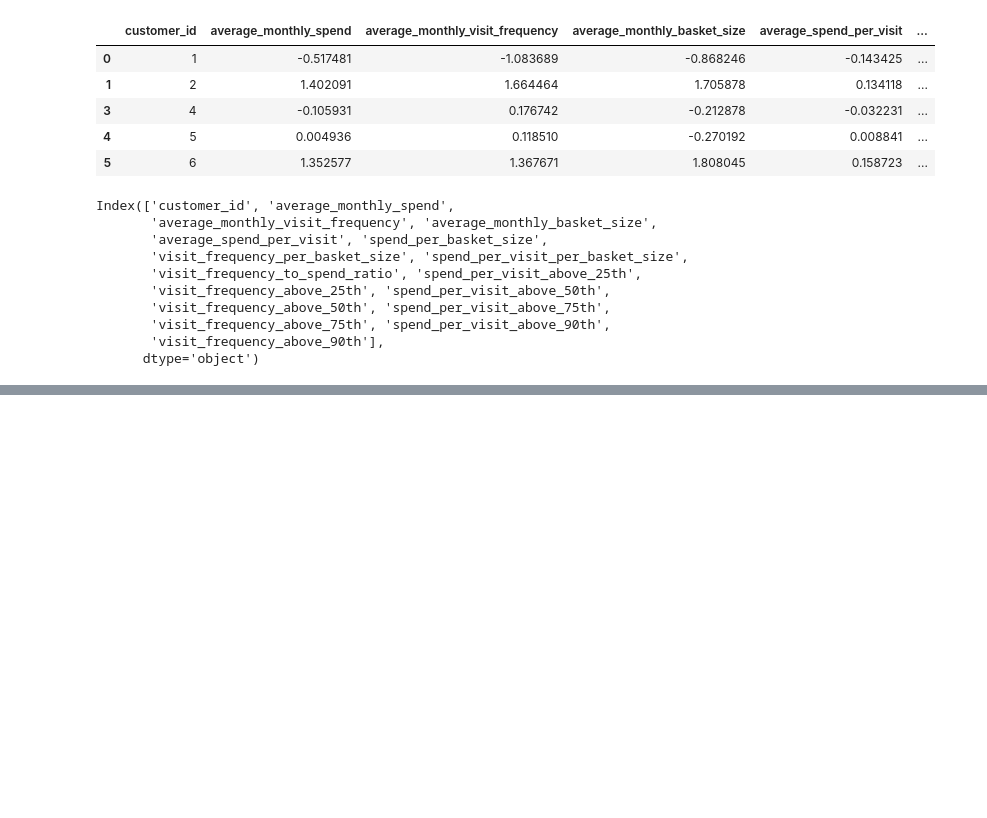
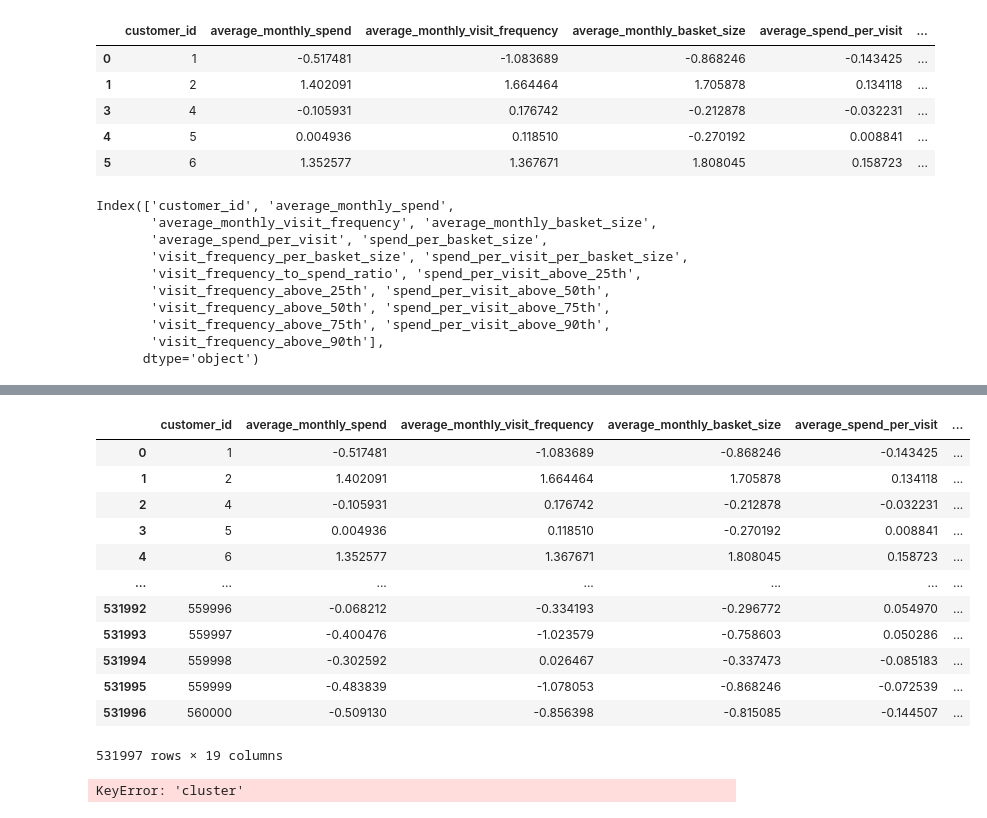
Before and after one commit to tharoosha/Datastrome_5.0, a Jupyter notebook: notebook_v1.ipynb, the cells around one changed output, grey strips where cells are left out. Drawn from its saved outputs; the diff is of its cells as text; code cells hidden in the pictures; blank space fills up the shorter version.

```diff
--- a/notebook_v1.ipynb
+++ b/notebook_v1.ipynb
@@ -284,6 +345,8 @@ customer_data
 | 559998 | 559999 | 3876.0 | 1.14 | 2.84 |
 | 559999 | 560000 | 1556.0 | 2.32 | 3.48 |
 532000 rows × 4 columns
+# %%
+customer_data_df = customer_data
 # %%
 customer_data.describe()
 # %% [output]
@@ -572,40 +682 @@ Index(['customer_id', 'average_monthly_spend',
       dtype='object')
-# %%
-from sklearn.cluster import OPTICS
-
-cluster_data = customer_data[['average_monthly_spend',
-       'average_monthly_visit_frequency', 'average_monthly_basket_size',
-       'average_spend_per_visit', 'spend_per_basket_size',
-       'visit_frequency_per_basket_size', 'spend_per_visit_per_basket_size', 'spend_per_visit_above_25th',
-       'visit_frequency_above_25th', 'spend_per_visit_above_50th',
-       'visit_frequency_above_50th', 'spend_per_visit_above_75th',
-       'visit_frequency_above_75th', 'spend_per_visit_above_90th',
-       'visit_frequency_above_90th']]
-# features = ['area(sqft)']
-# Create an instance of the OPTICS class
-optics = OPTICS(min_samples=50, xi=0.05)
-
-# Fit the model to the data
-optics.fit(cluster_data)
-
-# Assign each outlet to a cluster
-customer_data['cluster'] = optics.labels_
-
-
-# Get the cluster labels
-labels = optics.labels_
-
-# Calculate the silhouette score of the model
-silhouette = silhouette_score(cluster_data, labels)
-
-# Calculate the Davies-Bouldin index of the model
-davies_bouldin = davies_bouldin_score(cluster_data, labels)
-
-# Calculate the Calinski-Harabasz index of the model
-calinski_harabasz = calinski_harabasz_score(cluster_data, labels)
-
-# Print the values of the evaluation metrics
-print(f'Silhouette Score: {silhouette}')
-print(f'Davies-Bouldin Index: {davies_bouldin}')
-print(f'Calinski-Harabasz Index: {calinski_harabasz}')
-print(customer_data['cluster'].unique())
@@ -613,0 +732,22 @@ KeyboardInterrupt:
+# %%
+merged_data = pd.merge(customer_data_df, customer_data[['customer_id', 'cluster']], on='customer_id', how='left')
+# %%
+merged_data
+# %% [output]
+|  | customer_id | average_monthly_spend | average_monthly_visit_frequency | average_monthly_basket_size | average_spend_per_visit | ... |
+| 0 | 1 | -0.517481 | -1.083689 | -0.868246 | -0.143425 | ... |
+| 1 | 2 | 1.402091 | 1.664464 | 1.705878 | 0.134118 | ... |
+| 2 | 4 | -0.105931 | 0.176742 | -0.212878 | -0.032231 | ... |
+| 3 | 5 | 0.004936 | 0.118510 | -0.270192 | 0.008841 | ... |
+| 4 | 6 | 1.352577 | 1.367671 | 1.808045 | 0.158723 | ... |
+| ... | ... | ... | ... | ... | ... | ... |
+| 531992 | 559996 | -0.068212 | -0.334193 | -0.296772 | 0.054970 | ... |
+| 531993 | 559997 | -0.400476 | -1.023579 | -0.758603 | 0.050286 | ... |
+| 531994 | 559998 | -0.302592 | 0.026467 | -0.337473 | -0.085183 | ... |
+| 531995 | 559999 | -0.483839 | -1.078053 | -0.868246 | -0.072539 | ... |
+| 531996 | 560000 | -0.509130 | -0.856398 | -0.815085 | -0.144507 | ... |
+531997 rows × 19 columns
+# %%
+merged_data.groupby('cluster').describe()
+# %% [output]
+KeyError: 'cluster'
```
Also changed, not shown: parts of 29 cells of this notebook, 3 other files.
